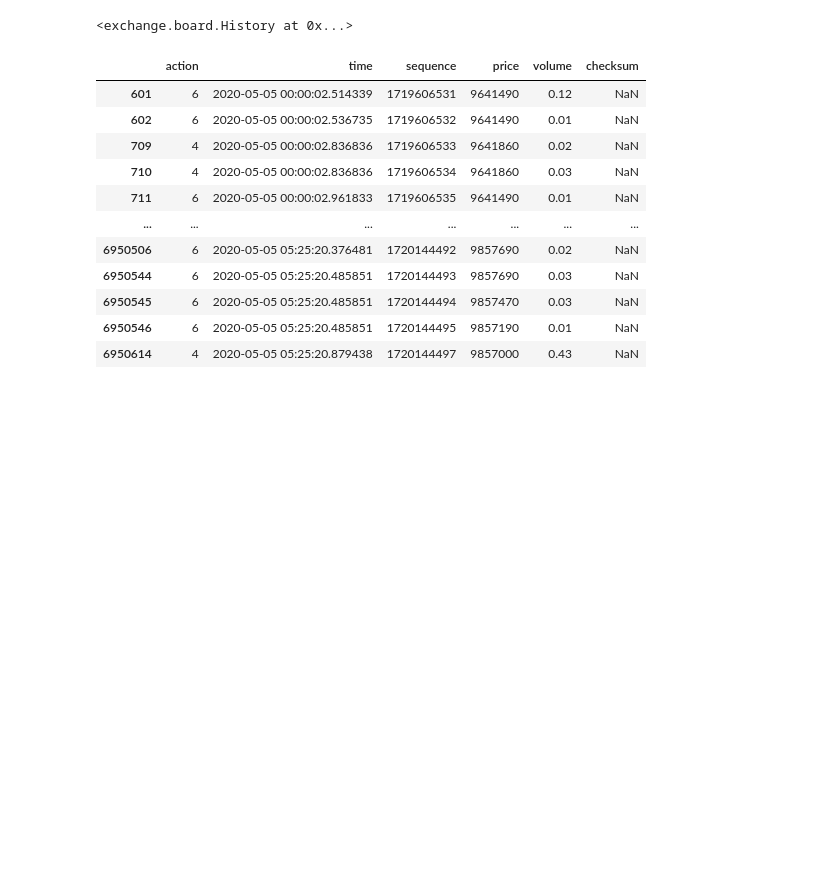
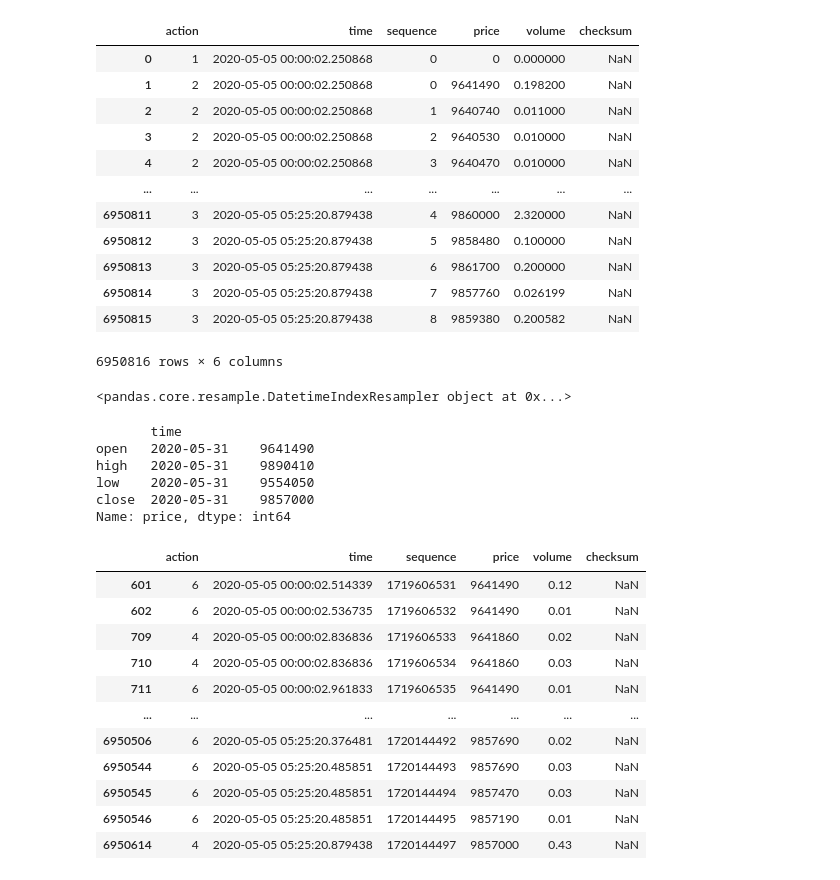
Before and after one commit to yasstake/ftxmmf, a Jupyter notebook: notebook/chart_creator.ipynb, the cells around one changed output. Saved outputs shown, nothing was run; the diff lists cells and outputs as text; code cells hidden in the pictures; blank space fills up the shorter version.

```diff
--- a/notebook/chart_creator.ipynb
+++ b/notebook/chart_creator.ipynb
@@ -4,8 +4,42 @@ from exchange.board import *
 # %%
 history = load_file('../DATA/MERGE.log.gz')
 history
+history.log_data
 # %% [output]
+|  | action | time | sequence | price | volume | checksum |
+| 0 | 1 | 2020-05-05 00:00:02.250868 | 0 | 0 | 0.000000 | NaN |
+| 1 | 2 | 2020-05-05 00:00:02.250868 | 0 | 9641490 | 0.198200 | NaN |
+| 2 | 2 | 2020-05-05 00:00:02.250868 | 1 | 9640740 | 0.011000 | NaN |
+| 3 | 2 | 2020-05-05 00:00:02.250868 | 2 | 9640530 | 0.010000 | NaN |
+| 4 | 2 | 2020-05-05 00:00:02.250868 | 3 | 9640470 | 0.010000 | NaN |
+| ... | ... | ... | ... | ... | ... | ... |
+| 6950811 | 3 | 2020-05-05 05:25:20.879438 | 4 | 9860000 | 2.320000 | NaN |
+| 6950812 | 3 | 2020-05-05 05:25:20.879438 | 5 | 9858480 | 0.100000 | NaN |
+| 6950813 | 3 | 2020-05-05 05:25:20.879438 | 6 | 9861700 | 0.200000 | NaN |
+| 6950814 | 3 | 2020-05-05 05:25:20.879438 | 7 | 9857760 | 0.026199 | NaN |
+| 6950815 | 3 | 2020-05-05 05:25:20.879438 | 8 | 9859380 | 0.200582 | NaN |
-<exchange.board.History at 0x...>
+6950816 rows × 6 columns
+# %%
+df = history._filter_execute(history.log_data)
+df = df.set_index('time')
+df = df['price'].resample('m')
+df
+# %% [output]
+<pandas.core.resample.DatetimeIndexResampler object at 0x...>
+# %%
+d_ohlcv = {'open': 'first',
+           'high': 'max',
+           'low': 'min',
+           'close': 'last'}
+
+print(df.agg(d_ohlcv))
+# %% [output]
+       time
+open   2020-05-31    9641490
+high   2020-05-31    9890410
+low    2020-05-31    9554050
+close  2020-05-31    9857000
+Name: price, dtype: int64
 # %%
 tick_vol = 50
 
```
Also changed, not shown: 2 other files.
